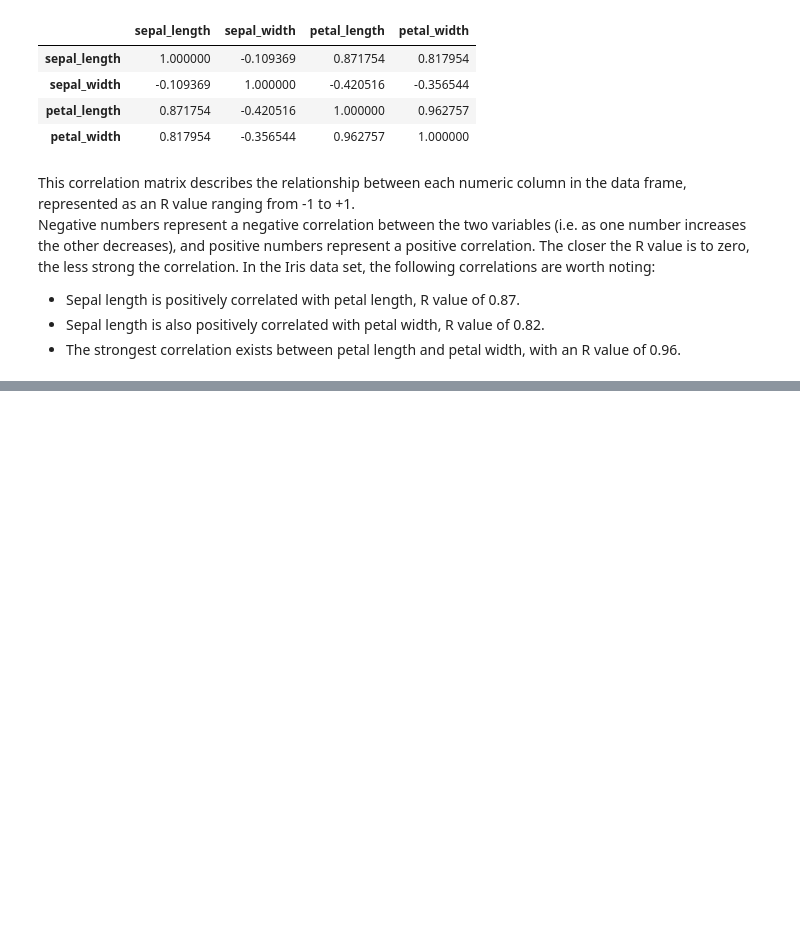
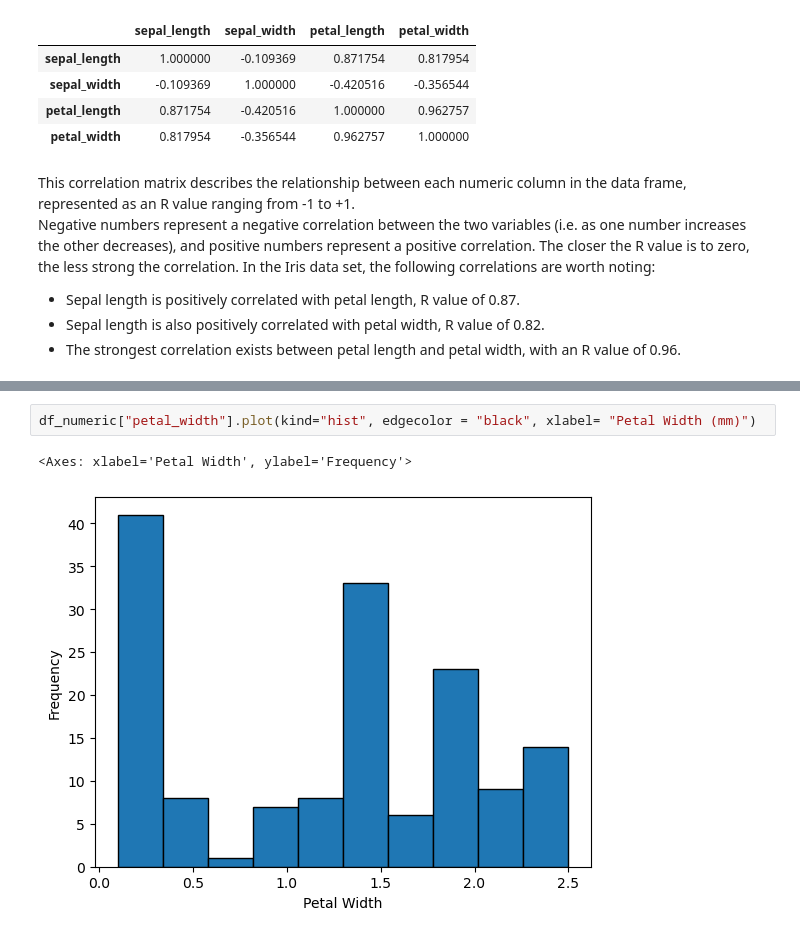
Before and after one commit to a-o-connor/pands-project, a Jupyter notebook: iris_analysis.ipynb, the cells around one changed output, grey strips where cells are left out. Cells and saved outputs as stored; diff of their text form; blank space fills up the shorter version.

```diff
--- a/iris_analysis.ipynb
+++ b/iris_analysis.ipynb
@@ -107,0 +119,5 @@ Negative numbers represent a negative correlation between the two variables (i.e
+# %%
+df_numeric["petal_width"].plot(kind="hist", edgecolor = "black", xlabel= "Petal Width (mm)")
+# %% [output]
+<Axes: xlabel='Petal Width', ylabel='Frequency'>
+[figure, added]
```
Also changed, not shown: parts of 6 cells of this notebook.
